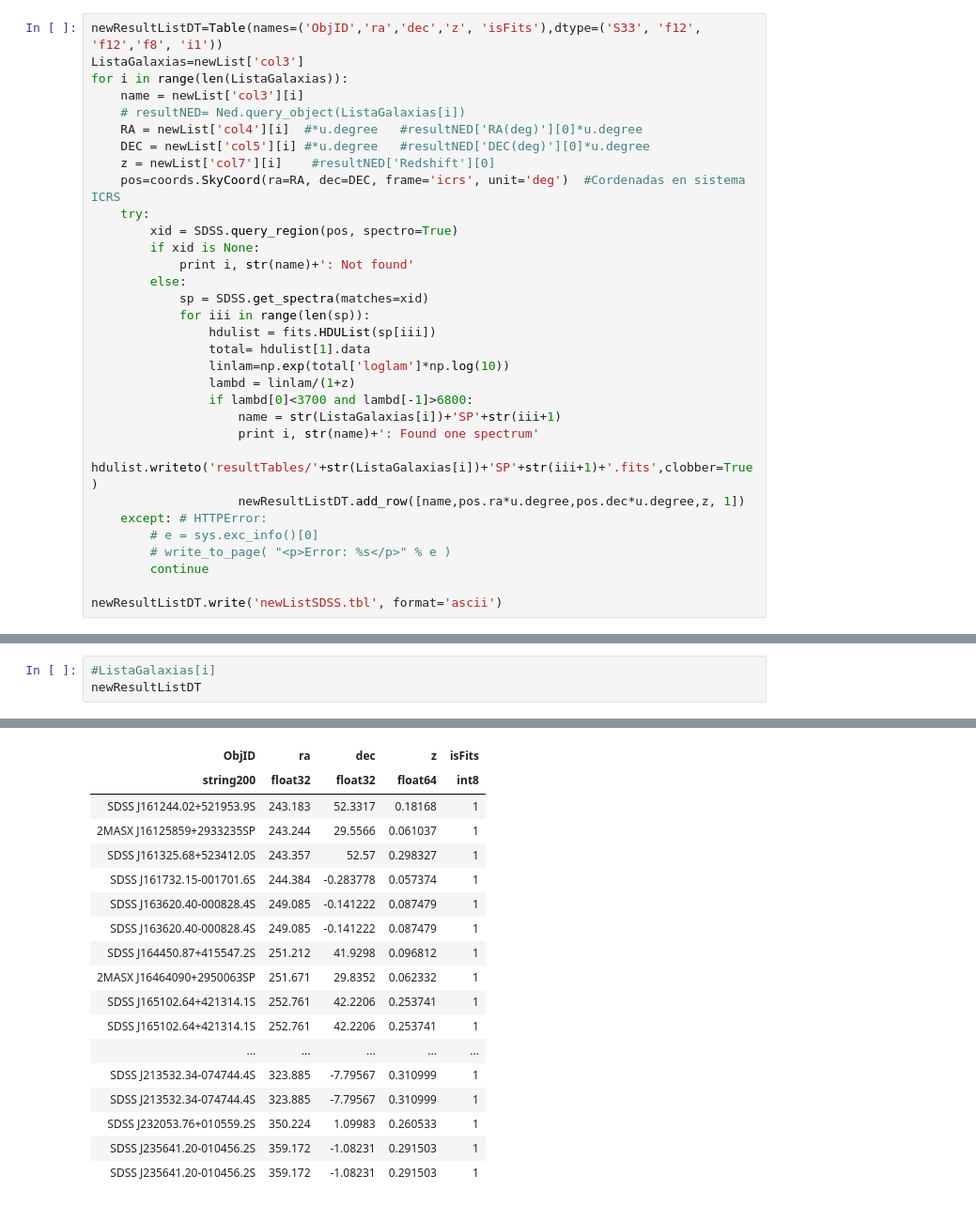
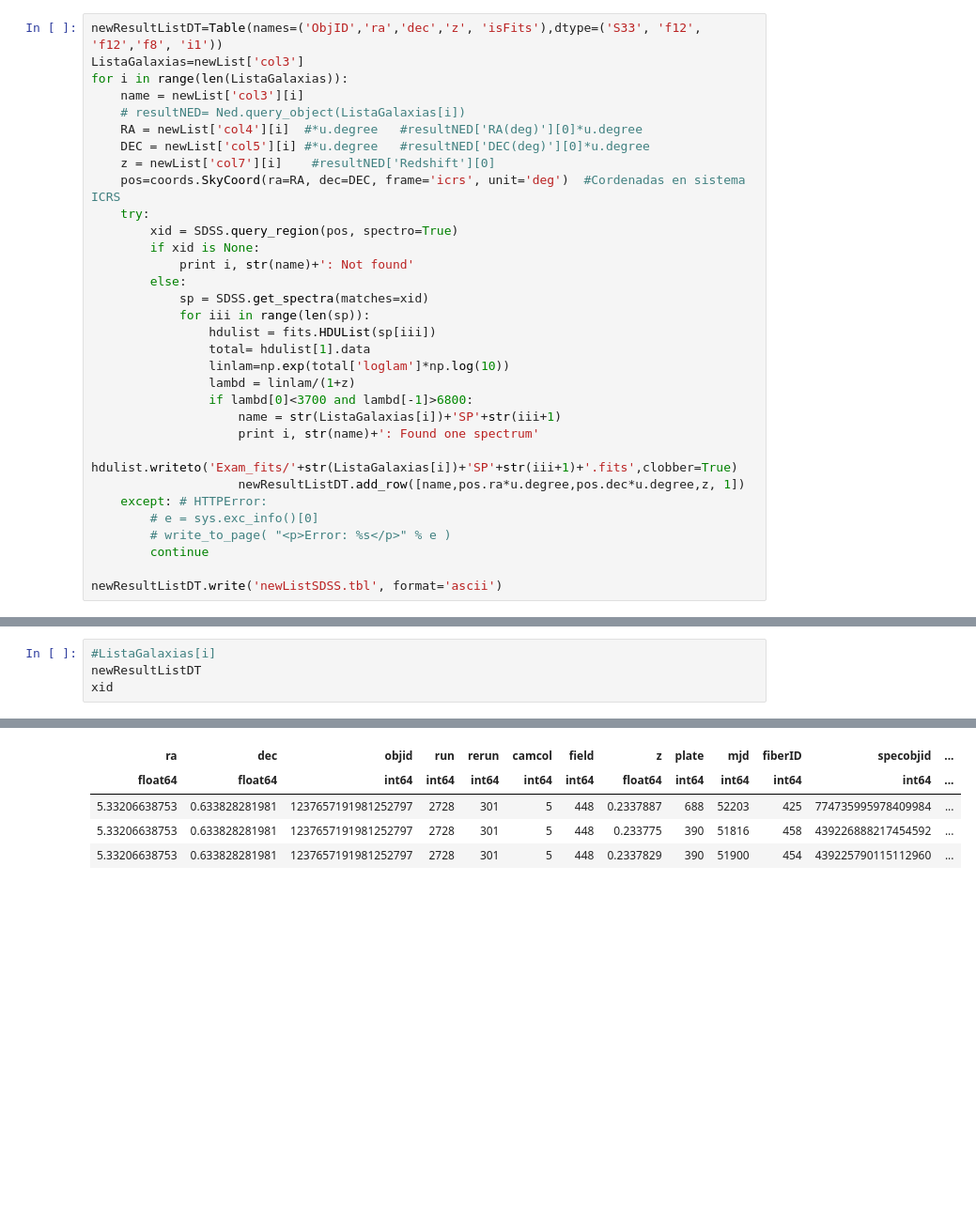
Before and after one commit to aframosp/SpecData, a Jupyter notebook: DescargaFITS.ipynb, the cells around one changed output, grey strips where cells are left out. Shown at 94% size. Saved outputs shown, nothing was run; the diff lists cells and outputs as text; blank space fills up the shorter version.

```diff
--- a/DescargaFITS.ipynb
+++ b/DescargaFITS.ipynb
@@ -39,7 +41,7 @@ for i in range(len(ListaGalaxias)):
                 if lambd[0]<3700 and lambd[-1]>6800:
                     name = str(ListaGalaxias[i])+'SP'+str(iii+1)
                     print i, str(name)+': Found one spectrum'
-                    hdulist.writeto('resultTables/'+str(ListaGalaxias[i])+'SP'+str(iii+1)+'.fits',clobber=True)
+                    hdulist.writeto('Exam_fits/'+str(ListaGalaxias[i])+'SP'+str(iii+1)+'.fits',clobber=True)
                     newResultListDT.add_row([name,pos.ra*u.degree,pos.dec*u.degree,z, 1])
     except: # HTTPError:
         # e = sys.exc_info()[0]
@@ -68,4 +56,5 @@ newResultListDT.write('newListSDSS.tbl', format='ascii')
 # %%
 #ListaGalaxias[i]
 newResultListDT
+xid
 # %% [output]
@@ -73,18 +62,5 @@ newResultListDT
-| ObjID | ra | dec | z | isFits |
-| string200 | float32 | float32 | float64 | int8 |
-| SDSS J161244.02+521953.9S | 243.183 | 52.3317 | 0.18168 | 1 |
-| 2MASX J16125859+2933235SP | 243.244 | 29.5566 | 0.061037 | 1 |
-| SDSS J161325.68+523412.0S | 243.357 | 52.57 | 0.298327 | 1 |
-| SDSS J161732.15-001701.6S | 244.384 | -0.283778 | 0.057374 | 1 |
-| SDSS J163620.40-000828.4S | 249.085 | -0.141222 | 0.087479 | 1 |
-| SDSS J163620.40-000828.4S | 249.085 | -0.141222 | 0.087479 | 1 |
-| SDSS J164450.87+415547.2S | 251.212 | 41.9298 | 0.096812 | 1 |
-| 2MASX J16464090+2950063SP | 251.671 | 29.8352 | 0.062332 | 1 |
-| SDSS J165102.64+421314.1S | 252.761 | 42.2206 | 0.253741 | 1 |
-| SDSS J165102.64+421314.1S | 252.761 | 42.2206 | 0.253741 | 1 |
-| ... | ... | ... | ... | ... |
-| SDSS J213532.34-074744.4S | 323.885 | -7.79567 | 0.310999 | 1 |
-| SDSS J213532.34-074744.4S | 323.885 | -7.79567 | 0.310999 | 1 |
-| SDSS J232053.76+010559.2S | 350.224 | 1.09983 | 0.260533 | 1 |
-| SDSS J235641.20-010456.2S | 359.172 | -1.08231 | 0.291503 | 1 |
-| SDSS J235641.20-010456.2S | 359.172 | -1.08231 | 0.291503 | 1 |
+| ra | dec | objid | run | rerun | camcol | field | z | plate | mjd | fiberID | specobjid | ... |
+| float64 | float64 | int64 | int64 | int64 | int64 | int64 | float64 | int64 | int64 | int64 | int64 | ... |
+| 5.33206638753 | 0.633828281981 | 1237657191981252797 | 2728 | 301 | 5 | 448 | 0.2337887 | 688 | 52203 | 425 | 774735995978409984 | ... |
+| 5.33206638753 | 0.633828281981 | 1237657191981252797 | 2728 | 301 | 5 | 448 | 0.233775 | 390 | 51816 | 458 | 439226888217454592 | ... |
+| 5.33206638753 | 0.633828281981 | 1237657191981252797 | 2728 | 301 | 5 | 448 | 0.2337829 | 390 | 51900 | 454 | 439225790115112960 | ... |
```
Also changed, not shown: parts of 13 cells of this notebook, 4 other files.
